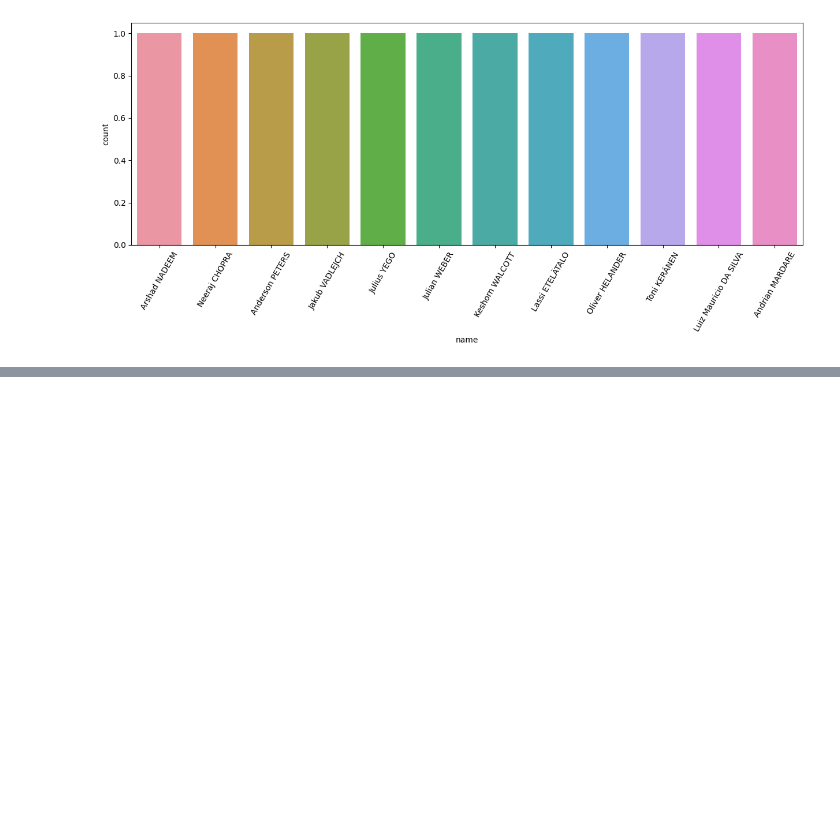
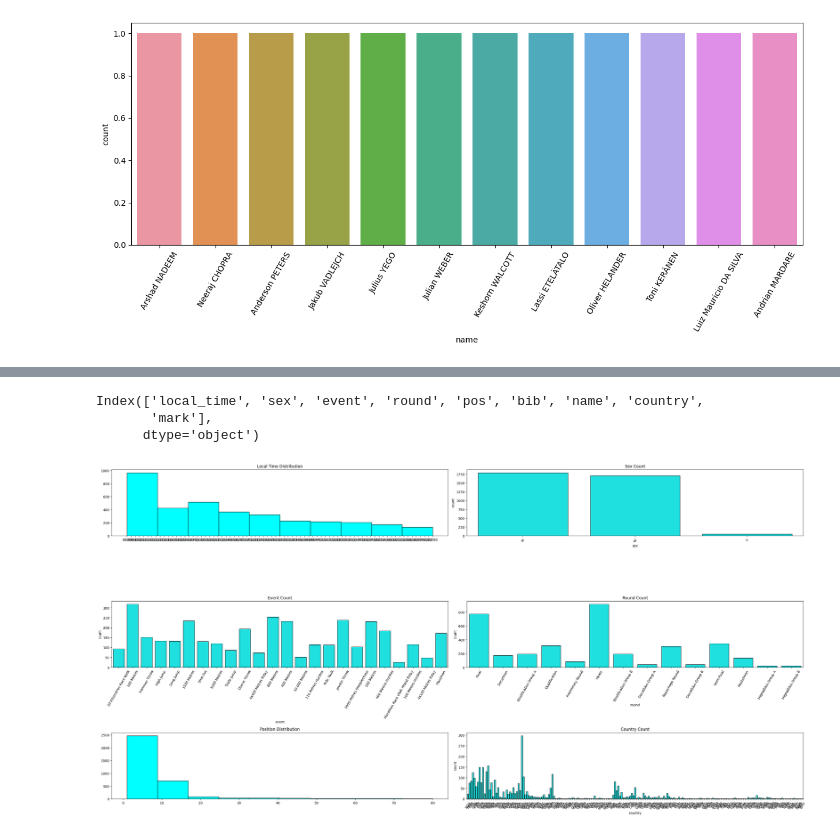
Before and after one commit to blackwithwhitegreen/kaggle-template, a Jupyter notebook: just-vizualtizaion.ipynb, the cells around one changed output, grey strips where cells are left out. Saved outputs shown, nothing was run; the diff lists cells and outputs as text; code cells hidden in the pictures; blank space fills up the shorter version.

```diff
--- a/just-vizualtizaion.ipynb
+++ b/just-vizualtizaion.ipynb
@@ -261,0 +242,44 @@ for feature in df_feature:
+# %%
+df_result.columns
+# %% [output]
+Index(['local_time', 'sex', 'event', 'round', 'pos', 'bib', 'name', 'country',
+       'mark'],
+      dtype='object')
+# %%
+import seaborn as sns
+import matplotlib.pyplot as plt
+
+fig, axes = plt.subplots(3, 2, figsize=(30, 15))
+
+# Plot 1: Histogram for numeric 'local_time'
+axes[0, 0].hist(df_result["local_time"], bins=10, color="aqua", edgecolor="black")
+axes[0, 0].set_title("Local Time Distribution")
+
+# Plot 2: Countplot for categorical 'sex'
+sns.countplot(ax=axes[0, 1], data=df_result, x="sex", color="aqua", edgecolor="black")
+axes[0, 1].set_title("Sex Count")
+axes[0, 1].tick_params(axis='x', rotation=60)
+
+# Plot 3: Countplot for categorical 'event'
+sns.countplot(ax=axes[1, 0], data=df_result, x="event", color="aqua", edgecolor="black")
+axes[1, 0].set_title("Event Count")
+axes[1, 0].tick_params(axis='x', rotation=60)
+
+# Plot 4: Countplot for categorical 'round'
+sns.countplot(ax=axes[1, 1], data=df_result, x="round", color="aqua", edgecolor="black")
+axes[1, 1].set_title("Round Count")
+axes[1, 1].tick_params(axis='x', rotation=60)
+
+# Plot 5: Histogram for numeric 'pos'
+axes[2, 0].hist(df_result["pos"], bins=10, color="aqua", edgecolor="black")
+axes[2, 0].set_title("Position Distribution")
+
+# Plot 6: Countplot for categorical 'country'
+sns.countplot(ax=axes[2, 1], data=df_result, x="country", color="aqua", edgecolor="black")
+axes[2, 1].set_title("Country Count")
+axes[2, 1].tick_params(axis='x', rotation=60)
+
+plt.tight_layout()
+plt.show()
+# %% [output]
+[figure, added]
```
Also changed, not shown: parts of 4 cells of this notebook.
